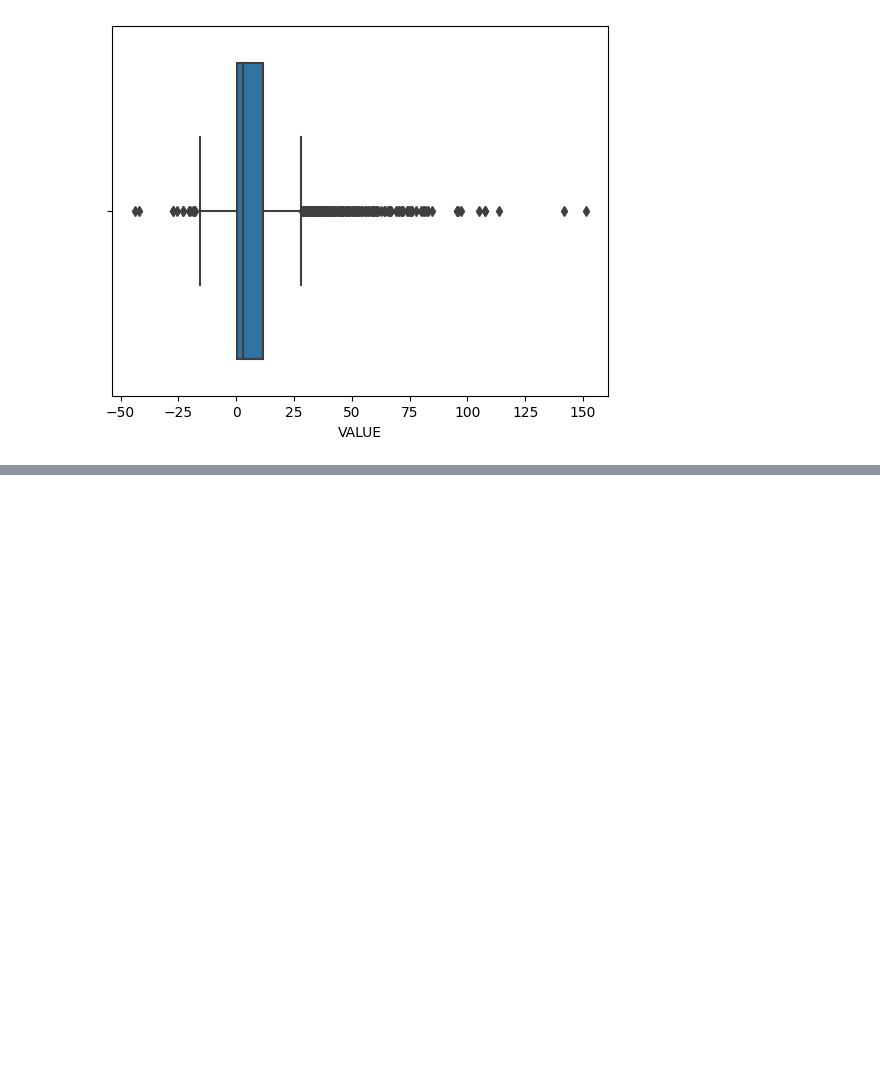
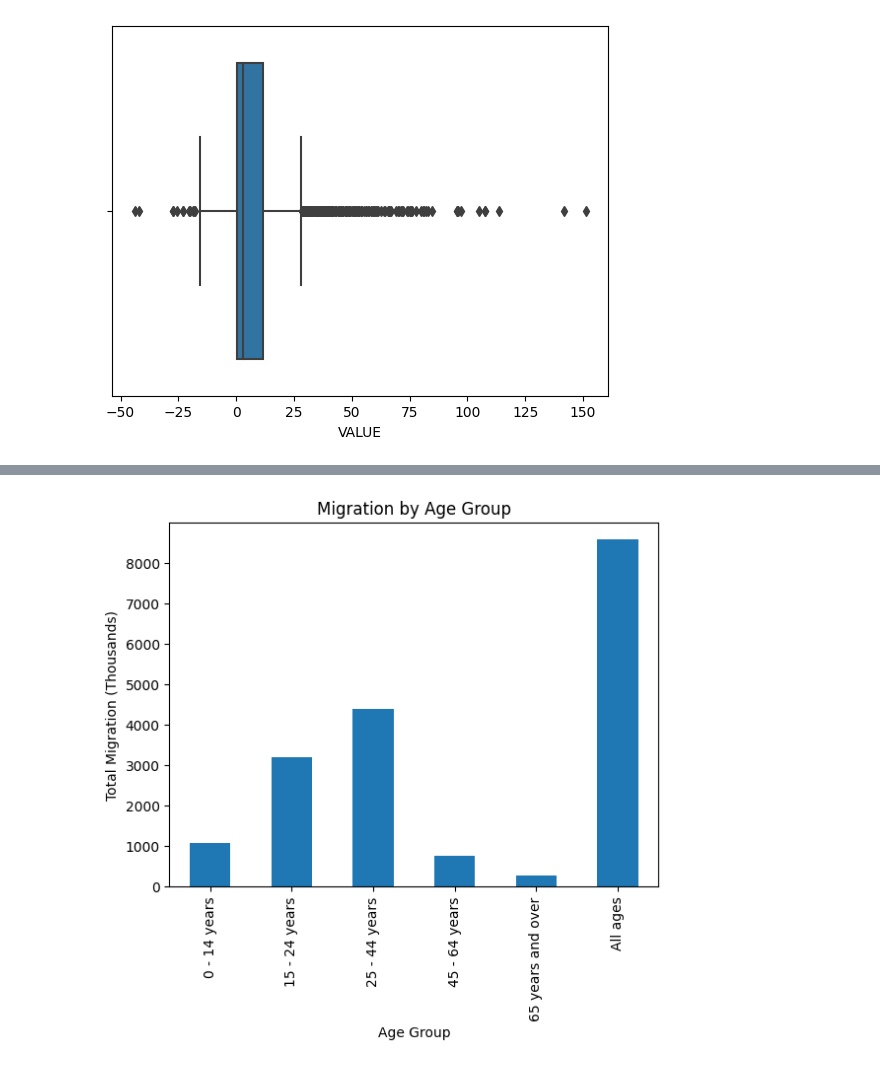
Before and after one commit to salahagnir/CA, a Jupyter notebook: CA1.ipynb, the cells around one changed output, grey strips where cells are left out. Drawn from its saved outputs; the diff is of its cells as text; code cells hidden in the pictures; blank space fills up the shorter version.

```diff
--- a/CA1.ipynb
+++ b/CA1.ipynb
@@ -170,0 +201,9 @@ sns.boxplot(x=df['VALUE'])
+# %%
+age_group_data = df.groupby('Age Group')['VALUE'].sum()
+age_group_data.plot(kind='bar')
+plt.xlabel('Age Group')
+plt.ylabel('Total Migration (Thousands)')
+plt.title('Migration by Age Group')
+plt.show()
+# %% [output]
+[figure, added]
```
Also changed, not shown: parts of 5 cells of this notebook.
